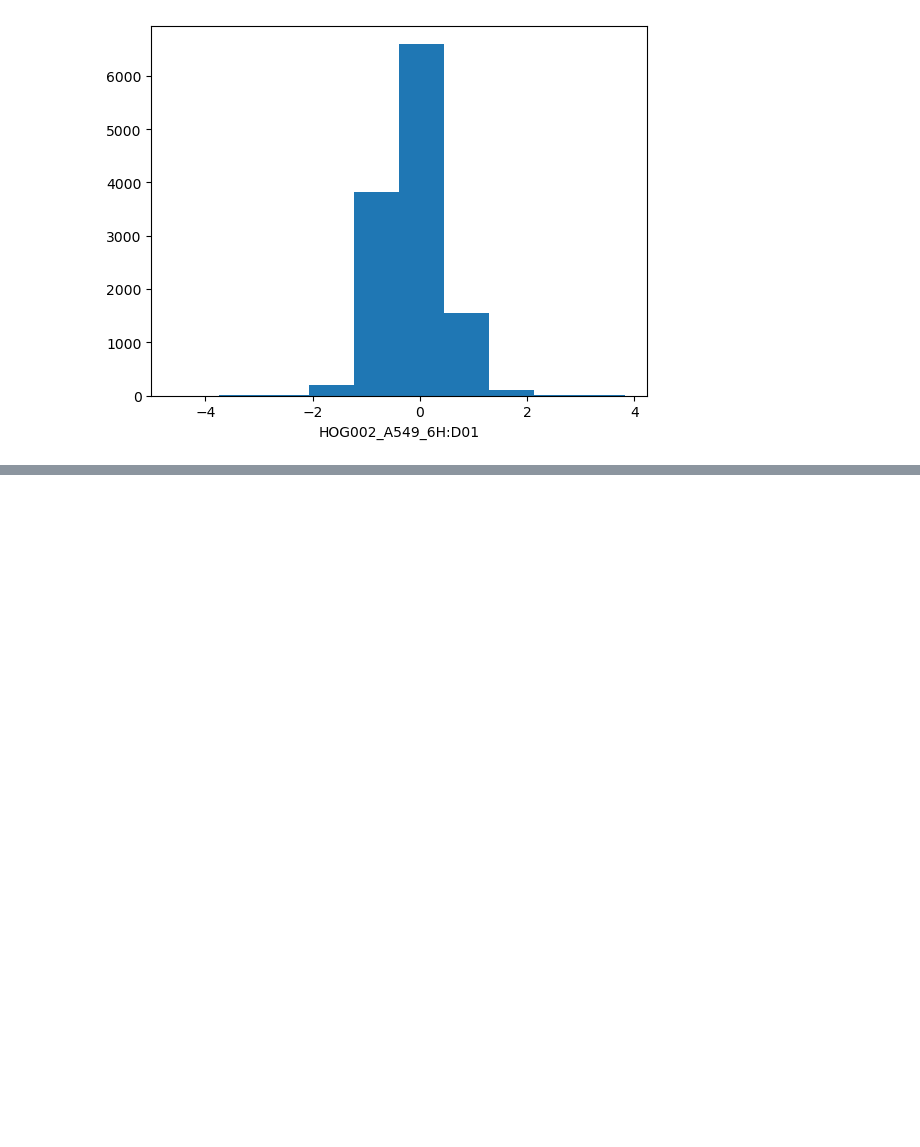
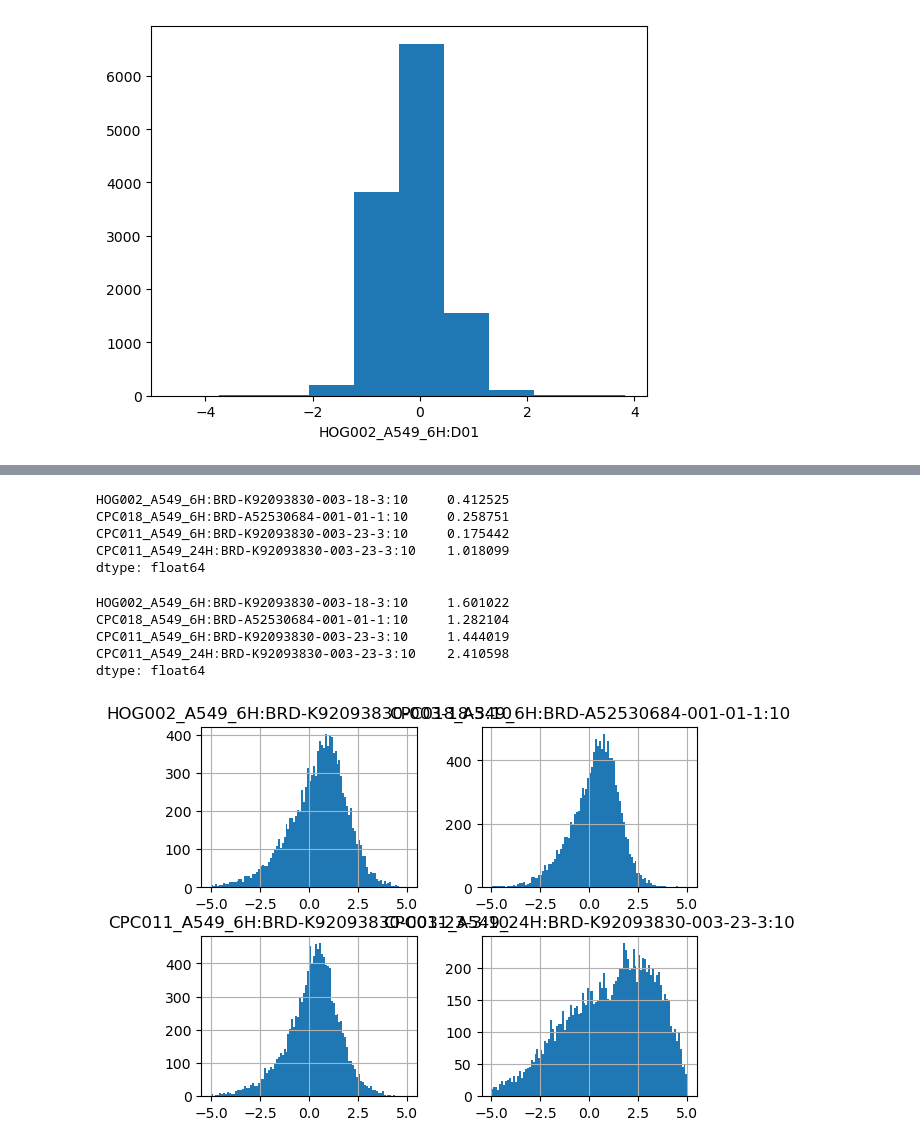
Before and after one commit to reformist/research2023, a Jupyter notebook: controlAnalysis.ipynb, the cells around one changed output, grey strips where cells are left out. Drawn from its saved outputs; the diff is of its cells as text; code cells hidden in the pictures; blank space fills up the shorter version.

```diff
--- a/controlAnalysis.ipynb
+++ b/controlAnalysis.ipynb
@@ -816,0 +1133,3 @@ Text(0.5, 0, 'HOG002_A549_6H:D01')
+# %%
+siginfo_dox_A549 = BRCA_sample_siginfo_dox[BRCA_sample_siginfo_dox['cell_mfc_name'] == 'A549']
+siginfo_dox_A549
@@ -816,0 +1154,3 @@ Text(0.5, 0, 'HOG002_A549_6H:D01')
+# %%
+siginfo_dox_A549_10 = siginfo_dox_A549[siginfo_dox_A549['pert_dose'] == 10.000000]
+siginfo_dox_A549_10
@@ -816,0 +1175,3 @@ Text(0.5, 0, 'HOG002_A549_6H:D01')
+# %%
+siginfo_dox_A549_10_3 = siginfo_dox_A549_10[siginfo_dox_A549['nsample'] == 3]
+siginfo_dox_A549_10_3
@@ -816,0 +1186,6 @@ Text(0.5, 0, 'HOG002_A549_6H:D01')
+# %%
+sig_id_cp = []
+for i in siginfo_dox_A549_10_3['sig_id']:
+    sig_id_cp.append(i)
+cp_dox_A549_10_3  = first_cp[sig_id_cp]
+cp_dox_A549_10_3
@@ -816,0 +1206,16 @@ Text(0.5, 0, 'HOG002_A549_6H:D01')
+# %%
+cp_dox_A549_10_3.iloc[:,:4].hist(bins = 100, range = [-5,5])
+print(cp_dox_A549_10_3.iloc[:,:4].mean())
+cp_dox_A549_10_3.iloc[:,:4].std()
+# %% [output]
+HOG002_A549_6H:BRD-K92093830-003-18-3:10     0.412525
+CPC018_A549_6H:BRD-A52530684-001-01-1:10     0.258751
+CPC011_A549_6H:BRD-K92093830-003-23-3:10     0.175442
+CPC011_A549_24H:BRD-K92093830-003-23-3:10    1.018099
+dtype: float64
+HOG002_A549_6H:BRD-K92093830-003-18-3:10     1.601022
+CPC018_A549_6H:BRD-A52530684-001-01-1:10     1.282104
+CPC011_A549_6H:BRD-K92093830-003-23-3:10     1.444019
+CPC011_A549_24H:BRD-K92093830-003-23-3:10    2.410598
+dtype: float64
+[figure, added]
```
Also changed, not shown: parts of 61 cells of this notebook, 2 other files.
